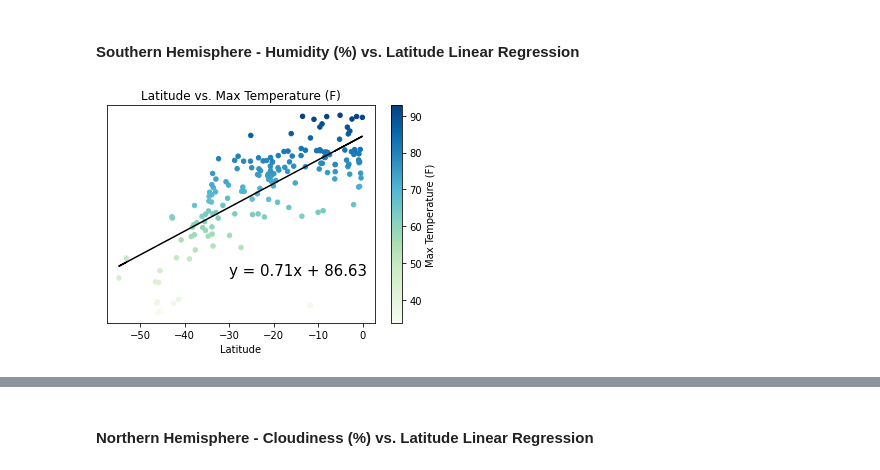
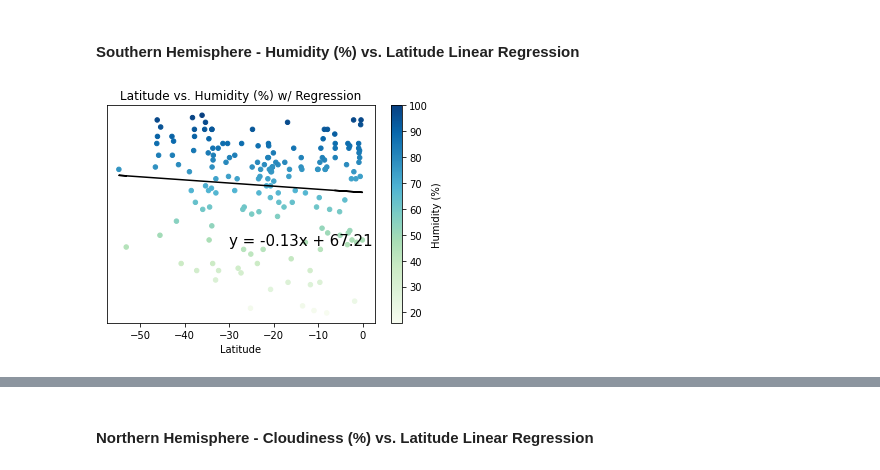
Before and after one commit to PatttyCakess/api_challenge, a Jupyter notebook: starter_code/WeatherPy.ipynb, the cells around one changed output, grey strips where cells are left out. Cells and saved outputs as stored; diff of their text form; code cells hidden in the pictures.

```diff
--- a/starter_code/WeatherPy.ipynb
+++ b/starter_code/WeatherPy.ipynb
@@ -134,9 +134,9 @@ weather_dict = {"City":cities_found,
                "Latitude":lat,
                "Longitude":lng,
                 "Max Temperature (F)":max_temp,
-               "Humidity":hum,
-               "Cloudiness":cloud,
-               "Wind Speed":wind,
+               "Humidity (%)":hum,
+               "Cloudiness (%)":cloud,
+               "Wind Speed (mph)":wind,
                "Country":country,
                "Date":date}
 weather_df = pd.DataFrame(weather_dict)
@@ -343,31 +370,31 @@ plt.show()
 # %% [markdown]
 ####  Southern Hemisphere - Humidity (%) vs. Latitude Linear Regression
 # %%
-# create dataframe of only cities in the sputhern hemisphere ie latitude < 0
-south_df = weather_df.loc[weather_df["Latitude"]<0]
+
 
 # set up linear regression
 x_values = south_df["Latitude"]
-y_values = south_df["Max Temperature (F)"]
+y_values = south_df["Humidity (%)"]
 (slope, intercept, rvalue, pvalue, stderr) = linregress(x_values, y_values)
 regress_values = x_values * slope + intercept
 line_eq = "y = " + str(round(slope,2)) + "x + " + str(round(intercept,2))
 
 # create axis and plot both the scatter points and the linear regression line
 fig, ax = plt.subplots()
 south_df.plot(kind = 'scatter',
                  x=x_values.name,
                  y=y_values.name,
                  c=y_values.name,
                  colormap = 'GnBu',
                  ax = ax)
 y_axis = ax.axes.get_yaxis()
 y_axis.set_visible(False)
 plt.plot(x_values,regress_values,"black")
 plt.annotate(line_eq,(-30,45),fontsize=15,color="black")
 
 # format and show
-plt.title(f"{x_values.name} vs. {y_values.name}")
+plt.title(f"{x_values.name} vs. {y_values.name} w/ Regression")
+plt.savefig('south_lat_vs_hum_reg.png')
 plt.show()
 # %% [output]
-[figure, old version]
+[figure, new version]
```
Also changed, not shown: parts of 28 cells of this notebook, 13 other files.
